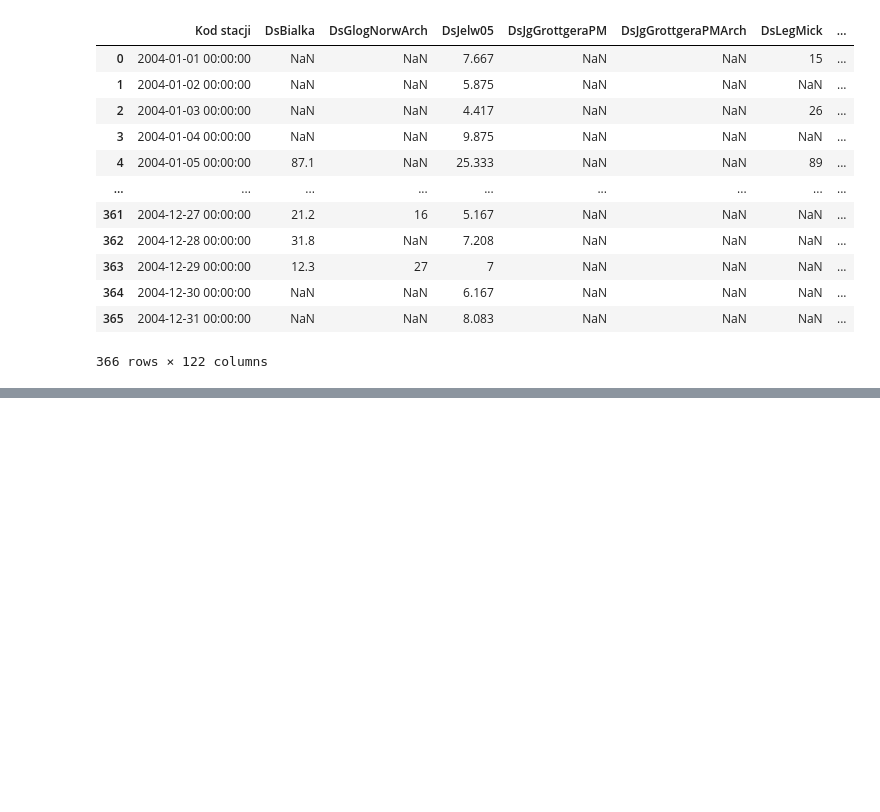
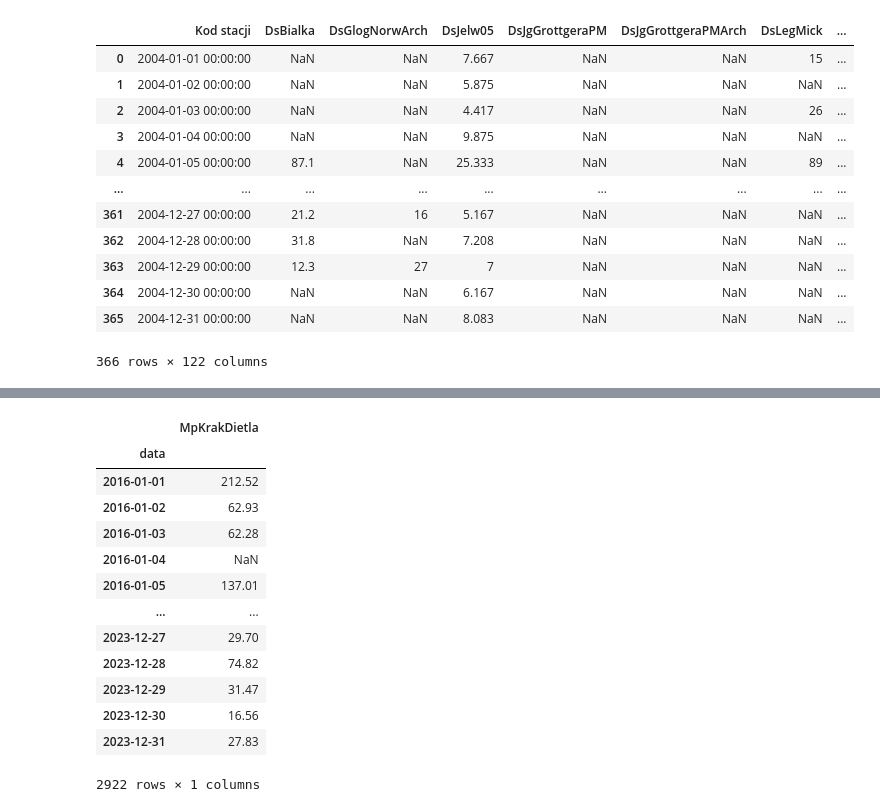
Before and after one commit to klklaudia/AI, a Jupyter notebook: PredykcjaSmogu/dane.ipynb, the cells around one changed output, grey strips where cells are left out. Saved outputs shown, nothing was run; the diff lists cells and outputs as text; code cells hidden in the pictures; blank space fills up the shorter version.

```diff
--- a/PredykcjaSmogu/dane.ipynb
+++ b/PredykcjaSmogu/dane.ipynb
@@ -299,0 +133,24 @@ for i, p in enumerate(parameters):
+# %%
+# left data
+dietla = pd.read_csv('zanieczyszczenia/PM10/Dietla.csv', skiprows=0)
+dietla.drop(columns='na', inplace=True)
+dietla.replace('-', np.nan, inplace=True)
+dietla[dietla.columns[0]] = pd.to_datetime(dietla[dietla.columns[0]])
+dietla = dietla.set_index(dietla.columns[0])
+dietla.index.name = 'data'
+dietla
+# %% [output]
+|  | MpKrakDietla |
+| data |  |
+| 2016-01-01 | 212.52 |
+| 2016-01-02 | 62.93 |
+| 2016-01-03 | 62.28 |
+| 2016-01-04 | NaN |
+| 2016-01-05 | 137.01 |
+| ... | ... |
+| 2023-12-27 | 29.70 |
+| 2023-12-28 | 74.82 |
+| 2023-12-29 | 31.47 |
+| 2023-12-30 | 16.56 |
+| 2023-12-31 | 27.83 |
+2922 rows × 1 columns
```
Also changed, not shown: parts of 41 cells of this notebook.
